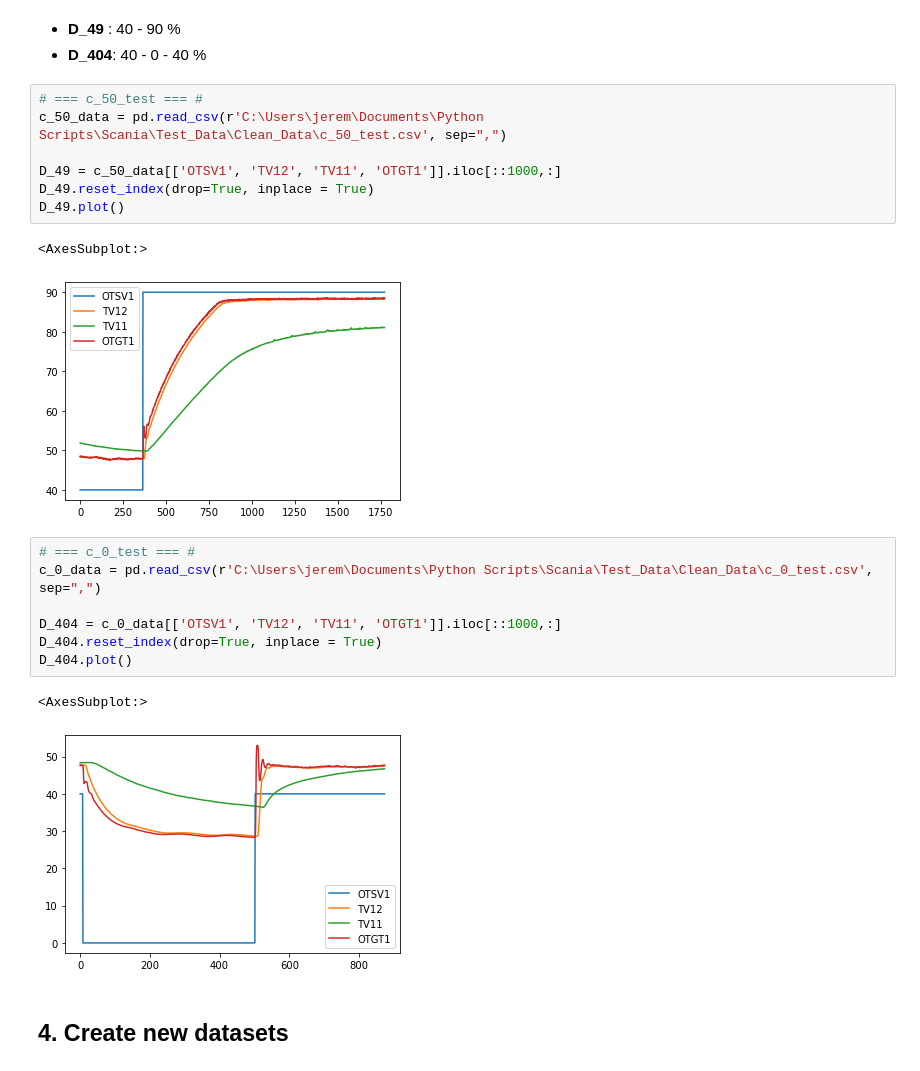
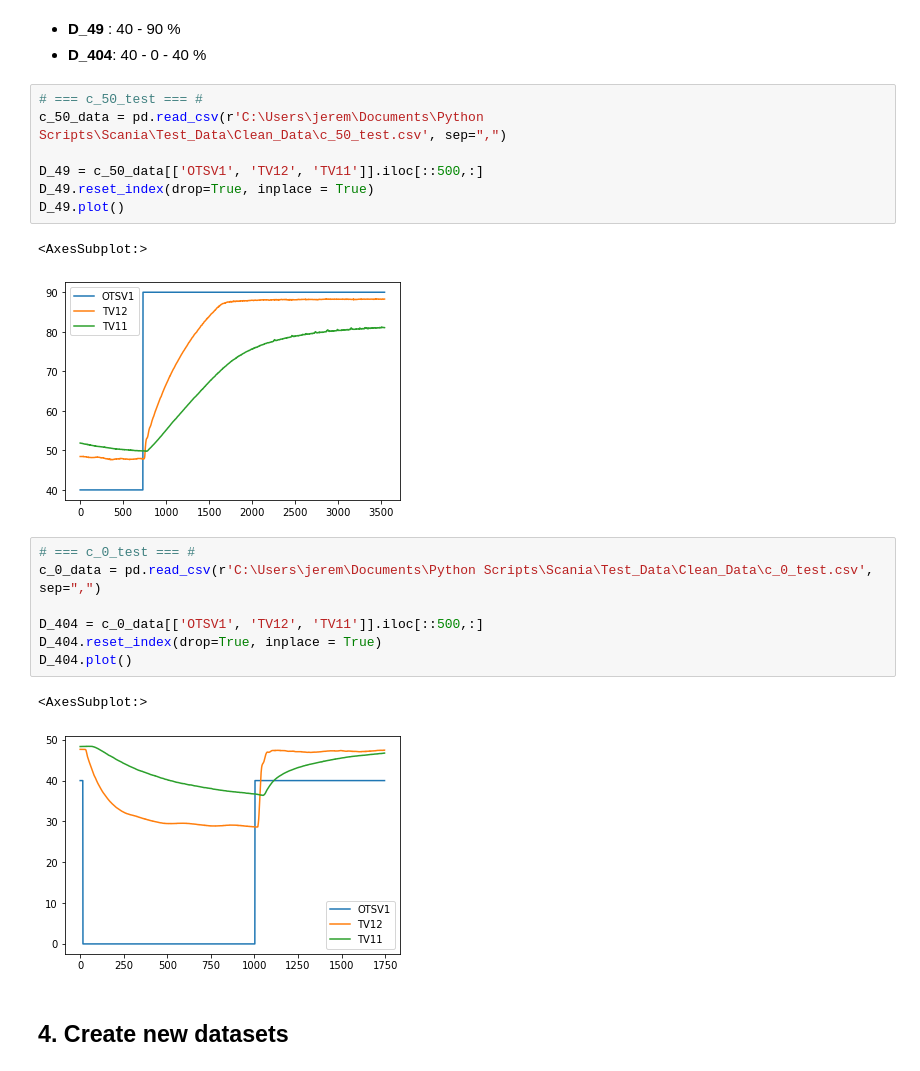
Before and after one commit to JeremyKTH/Gearbox-Oil-Conditioning-System, a Jupyter notebook: Jupyter Lab/Data Pre-process.ipynb, the cells around one changed output. Saved outputs shown, nothing was run; the diff lists cells and outputs as text.

```diff
--- a/Jupyter Lab/Data Pre-process.ipynb
+++ b/Jupyter Lab/Data Pre-process.ipynb
@@ -239,22 +239,22 @@ D_414.plot()
 # === c_50_test === #
 c_50_data = pd.read_csv(r'C:\Users\jerem\Documents\Python Scripts\Scania\Test_Data\Clean_Data\c_50_test.csv', sep=",")
 
-D_49 = c_50_data[['OTSV1', 'TV12', 'TV11', 'OTGT1']].iloc[::1000,:]
+D_49 = c_50_data[['OTSV1', 'TV12', 'TV11']].iloc[::500,:]
 D_49.reset_index(drop=True, inplace = True)
 D_49.plot()
 # %% [output]
 <AxesSubplot:>
-[figure, old version]
+[figure, new version]
 # %%
 # === c_0_test === #
 c_0_data = pd.read_csv(r'C:\Users\jerem\Documents\Python Scripts\Scania\Test_Data\Clean_Data\c_0_test.csv', sep=",")
 
-D_404 = c_0_data[['OTSV1', 'TV12', 'TV11', 'OTGT1']].iloc[::1000,:]
+D_404 = c_0_data[['OTSV1', 'TV12', 'TV11']].iloc[::500,:]
 D_404.reset_index(drop=True, inplace = True)
 D_404.plot()
 # %% [output]
 <AxesSubplot:>
-[figure, old version]
+[figure, new version]
 # %% [markdown]
 ## 4. Create new datasets
 # %% [markdown]
```
Also changed, not shown: parts of 12 cells of this notebook.
